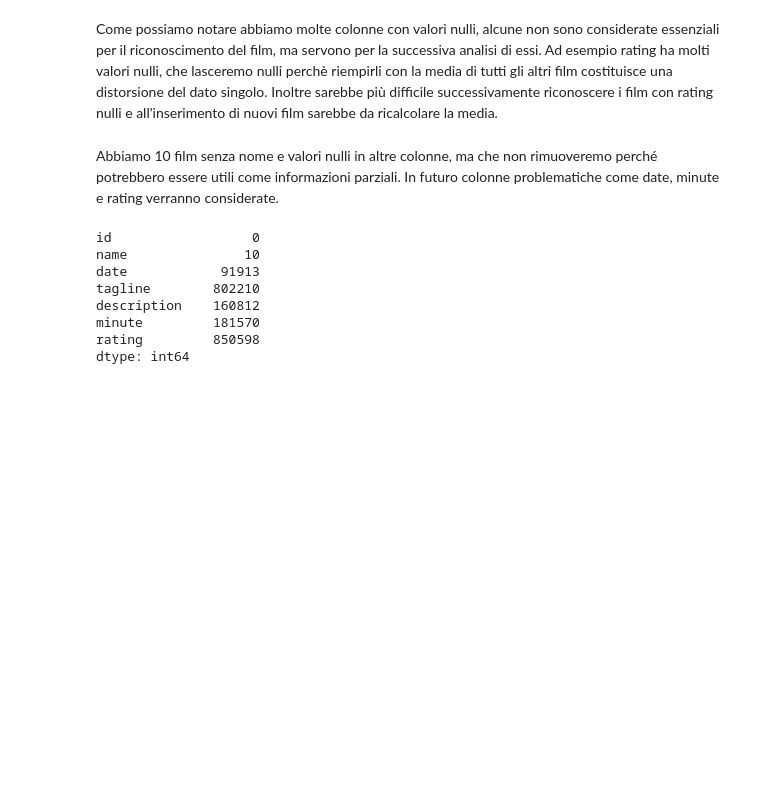
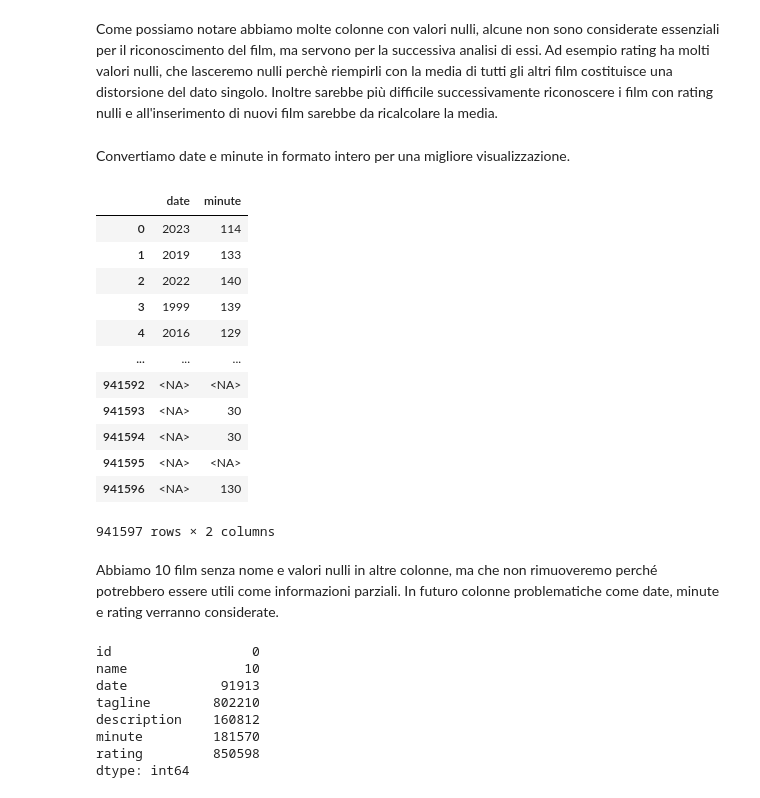
Before and after one commit to RaffaeleMelluso/IUM-Progetto-Melluso, a Jupyter notebook: pulizia.ipynb, the cells around one changed output. Drawn from its saved outputs; the diff is of its cells as text; code cells hidden in the pictures; blank space fills up the shorter version.

```diff
--- a/pulizia.ipynb
+++ b/pulizia.ipynb
@@ -511,6 +511,31 @@ memory usage: 50.3+ MB
 None
 # %% [markdown]
 Come possiamo notare abbiamo molte colonne con valori nulli, alcune non sono considerate essenziali per il riconoscimento del film, ma servono per la successiva analisi di essi. Ad esempio rating ha molti valori nulli, che lasceremo nulli perchè riempirli con la media di tutti gli altri film costituisce una distorsione del dato singolo. Inoltre sarebbe più difficile successivamente riconoscere i film con rating nulli e all'inserimento di nuovi film sarebbe da ricalcolare la media.
+# %% [markdown]
+Convertiamo date e minute in formato intero per una migliore visualizzazione.
+# %%
+# Convert 'date' to integer
+movies_df['date'] = movies_df['date'].astype('Int64')
+
+# Convert 'minute' to integer
+movies_df['minute'] = movies_df['minute'].astype('Int64')
+
+# Print the DataFrame to check the results
+movies_df[['date', 'minute']]
+# %% [output]
+|  | date | minute |
+| 0 | 2023 | 114 |
+| 1 | 2019 | 133 |
+| 2 | 2022 | 140 |
+| 3 | 1999 | 139 |
+| 4 | 2016 | 129 |
+| ... | ... | ... |
+| 941592 | <NA> | <NA> |
+| 941593 | <NA> | 30 |
+| 941594 | <NA> | 30 |
+| 941595 | <NA> | <NA> |
+| 941596 | <NA> | 130 |
+941597 rows × 2 columns
 # %% [markdown]
 Abbiamo 10 film senza nome e valori nulli in altre colonne, ma che non rimuoveremo perché potrebbero essere utili come informazioni parziali. In futuro colonne problematiche come date, minute e rating verranno considerate.
 # %%
```
Also changed, not shown: parts of 19 cells of this notebook, 2 other files.
